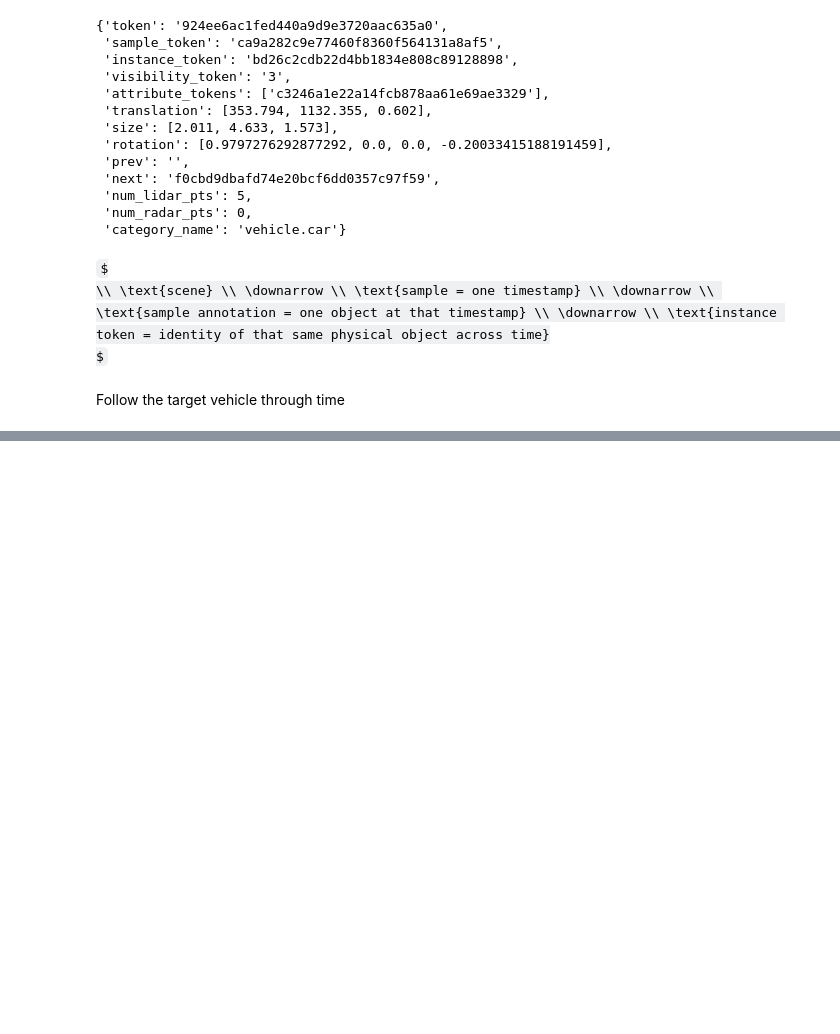
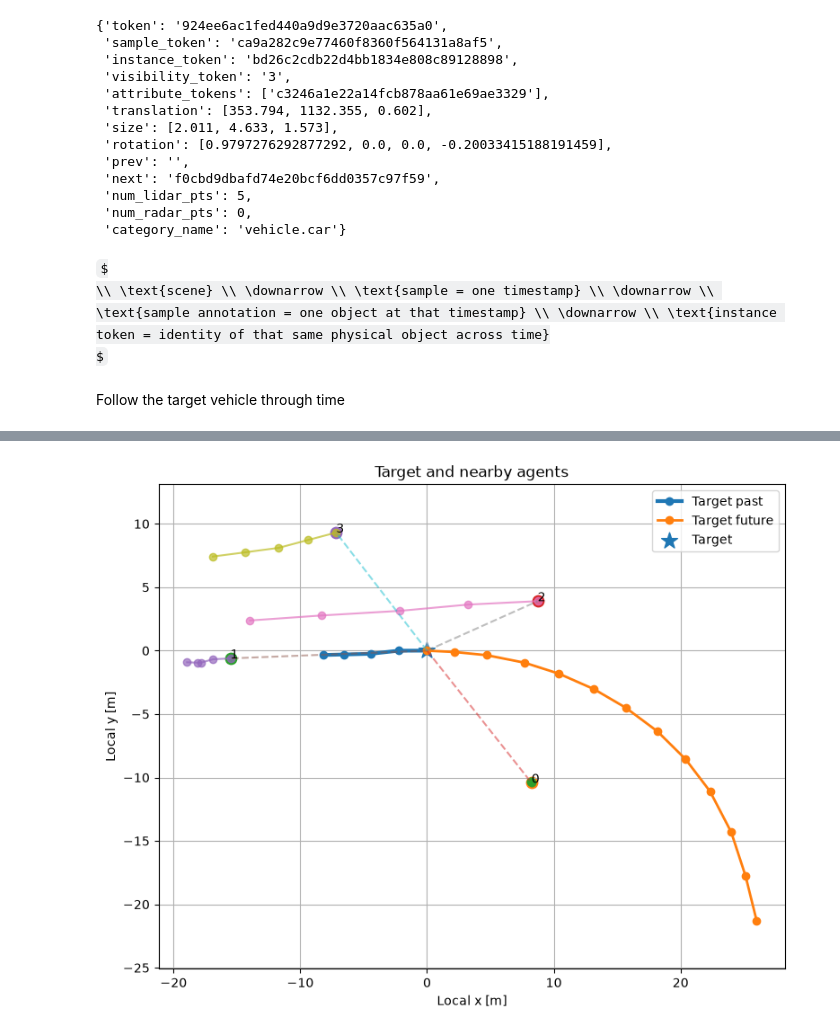
Before and after one commit to danilorar/gnn_trajectory, a Jupyter notebook: notebooks/01_nuscenes_investigate.ipynb, the cells around one changed output, grey strips where cells are left out. Cells and saved outputs as stored; diff of their text form; code cells hidden in the pictures; some formulas as TeX source; blank space fills up the shorter version.

```diff
--- a/notebooks/01_nuscenes_investigate.ipynb
+++ b/notebooks/01_nuscenes_investigate.ipynb
@@ -142,0 +464,14 @@ SyntaxError: incomplete input (569501263.py, line 7)
+# %%
+neighbors = get_neighbors_for_sample(
+    nusc,
+    sample,
+    radius=20.0
+)
+
+print("Number of neighbors:", len(neighbors))
+
+for n in neighbors:
+    print(
+        n["category"],
+        f"{n['distance']:.2f} m"
+    )
@@ -142,0 +484,85 @@ SyntaxError: incomplete input (569501263.py, line 7)
+# %%
+plt.figure(figsize=(9, 7))
+
+# Target past
+target_past = sample["past"]
+
+plt.plot(
+    target_past[:, 0],
+    target_past[:, 1],
+    marker="o",
+    linewidth=3,
+    label="Target past"
+)
+
+# Target future
+target_future = sample["future"]
+
+future_plot = np.vstack([
+    [[0.0, 0.0]],
+    target_future
+])
+
+plt.plot(
+    future_plot[:, 0],
+    future_plot[:, 1],
+    marker="o",
+    linewidth=2,
+    label="Target future"
+)
+
+# Current target
+plt.scatter(
+    0,
+    0,
+    s=180,
+    marker="*",
+    label="Target"
+)
+
+# Neighbor histories
+for i, neighbor in enumerate(neighbors):
+
+    traj = neighbor["past"]
+
+    plt.plot(
+        traj[:, 0],
+        traj[:, 1],
+        marker="o",
+        alpha=0.7
+    )
+
+    # current neighbor location
+    current_neighbor = traj[-1]
+
+    plt.scatter(
+        current_neighbor[0],
+        current_neighbor[1],
+        s=80
+    )
+
+    # graph edge target -> neighbor
+    plt.plot(
+        [0, current_neighbor[0]],
+        [0, current_neighbor[1]],
+        linestyle="--",
+        alpha=0.5
+    )
+
+    plt.text(
+        current_neighbor[0],
+        current_neighbor[1],
+        str(i)
+    )
+
+plt.xlabel("Local x [m]")
+plt.ylabel("Local y [m]")
+plt.title("Target and nearby agents")
+
+plt.axis("equal")
+plt.grid()
+plt.legend()
+
+plt.show()
+# %% [output]
+[figure, added]
```
Also changed, not shown: parts of 15 cells of this notebook, 5 other files.
